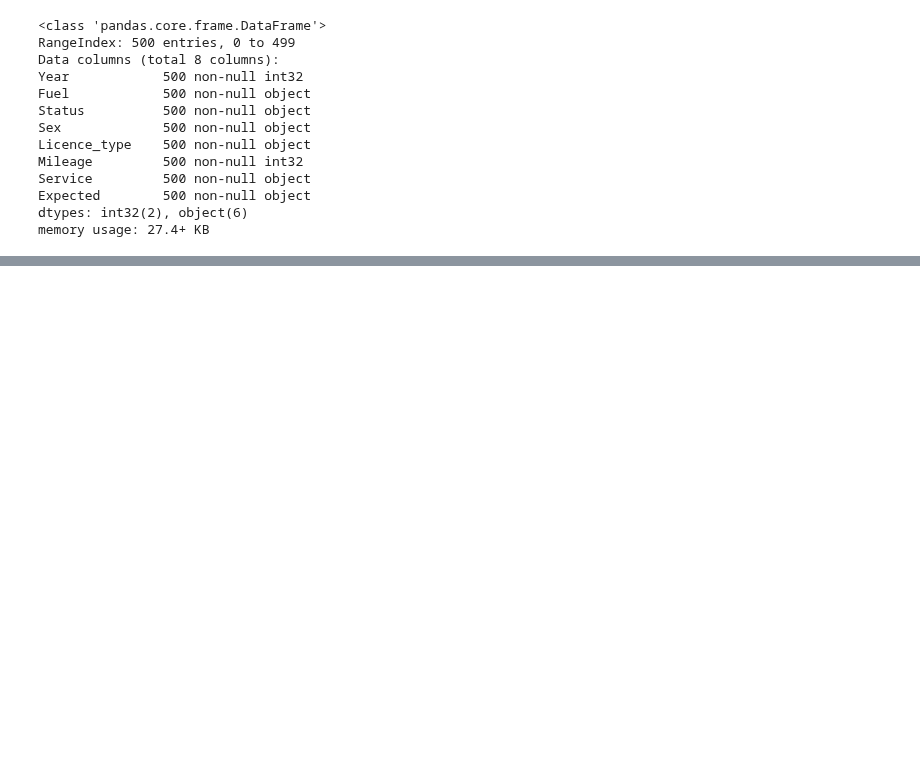
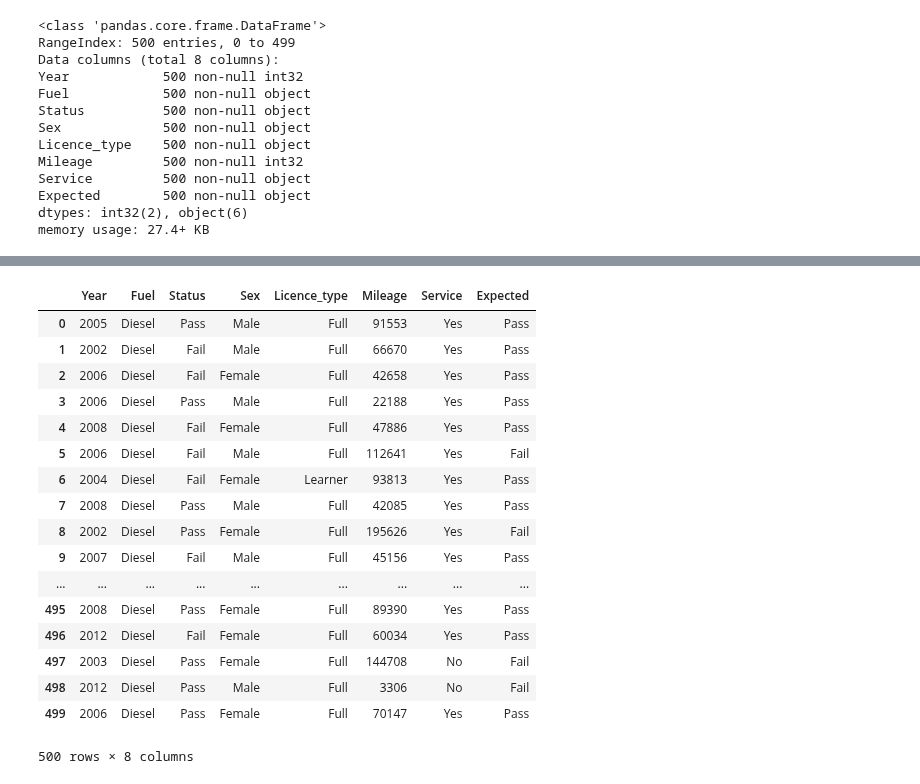
Before and after one commit to bexiturley/Programming-for-Data-Analysis-Project-2019, a Jupyter notebook: Last attempt.ipynb, the cells around one changed output, grey strips where cells are left out. Saved outputs shown, nothing was run; the diff lists cells and outputs as text; code cells hidden in the pictures; blank space fills up the shorter version.

```diff
--- a/Last attempt.ipynb
+++ b/Last attempt.ipynb
@@ -590,0 +591,21 @@ plt.show()
+# %%
+df
+# %% [output]
+|  | Year | Fuel | Status | Sex | Licence_type | Mileage | Service | Expected |
+| 0 | 2005 | Diesel | Pass | Male | Full | 91553 | Yes | Pass |
+| 1 | 2002 | Diesel | Fail | Male | Full | 66670 | Yes | Pass |
+| 2 | 2006 | Diesel | Fail | Female | Full | 42658 | Yes | Pass |
+| 3 | 2006 | Diesel | Pass | Male | Full | 22188 | Yes | Pass |
+| 4 | 2008 | Diesel | Fail | Female | Full | 47886 | Yes | Pass |
+| 5 | 2006 | Diesel | Fail | Male | Full | 112641 | Yes | Fail |
+| 6 | 2004 | Diesel | Fail | Female | Learner | 93813 | Yes | Pass |
+| 7 | 2008 | Diesel | Pass | Male | Full | 42085 | Yes | Pass |
+| 8 | 2002 | Diesel | Pass | Female | Full | 195626 | Yes | Fail |
+| 9 | 2007 | Diesel | Fail | Male | Full | 45156 | Yes | Pass |
+| ... | ... | ... | ... | ... | ... | ... | ... | ... |
+| 495 | 2008 | Diesel | Pass | Female | Full | 89390 | Yes | Pass |
+| 496 | 2012 | Diesel | Fail | Female | Full | 60034 | Yes | Pass |
+| 497 | 2003 | Diesel | Pass | Female | Full | 144708 | No | Fail |
+| 498 | 2012 | Diesel | Pass | Male | Full | 3306 | No | Fail |
+| 499 | 2006 | Diesel | Pass | Female | Full | 70147 | Yes | Pass |
+500 rows × 8 columns
```
Also changed, not shown: parts of 31 cells of this notebook.
